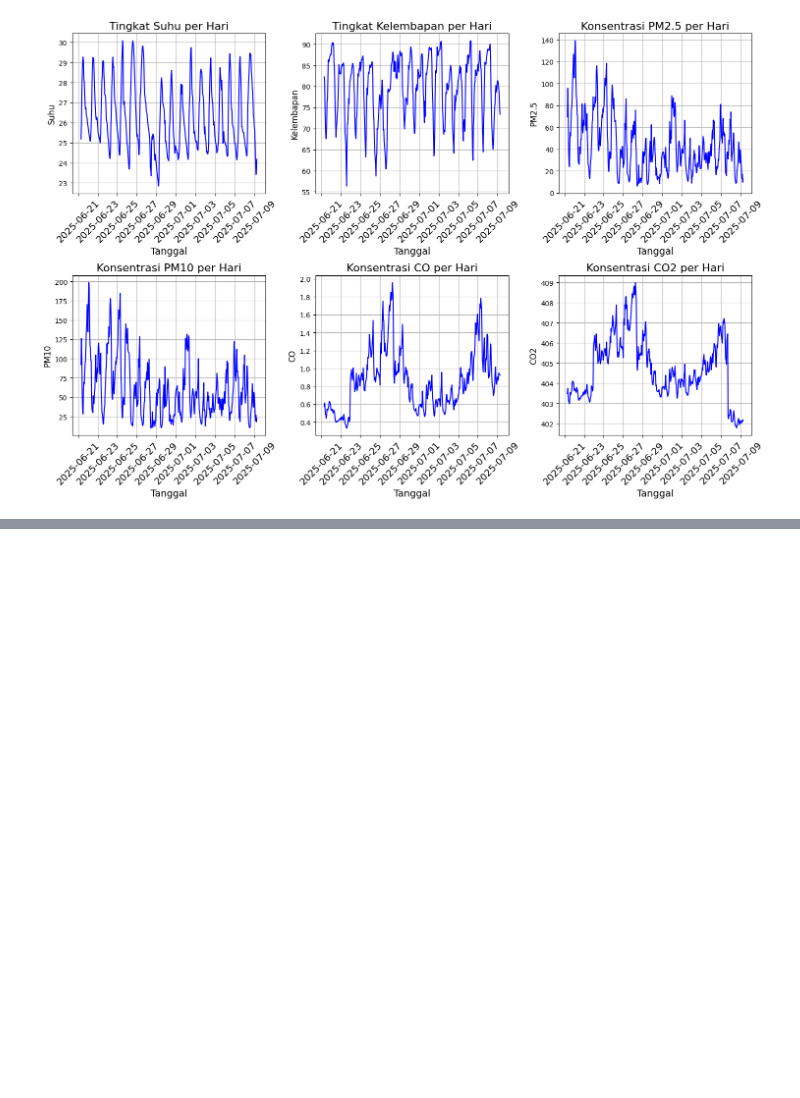
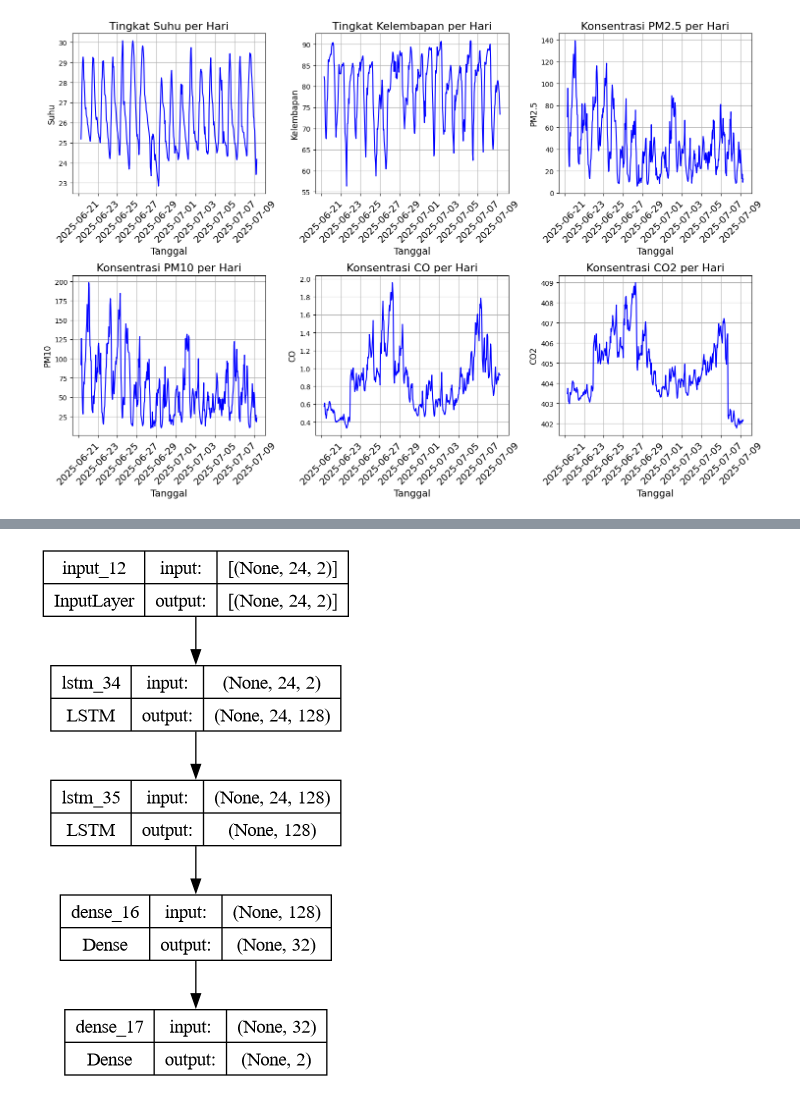
Before and after one commit to Hardtophead/Prediksi_Polusi_Udara, a Jupyter notebook: notebooks/prediksiV4.ipynb, the cells around one changed output, grey strips where cells are left out. Cells and saved outputs as stored; diff of their text form; code cells hidden in the pictures; blank space fills up the shorter version.

```diff
--- a/notebooks/prediksiV4.ipynb
+++ b/notebooks/prediksiV4.ipynb
@@ -1658,0 +574,37 @@ RMSE CO2: 0.091
+# %%
+seq_length = 24
+ahead = 1
+
+def split_input_target(batch, ahead=1):
+    X = batch[:, :-ahead, :]            # (batch, 24, 2)
+    Y = batch[:, -ahead:, :]            # (batch, 1, 2)
+    Y = tf.squeeze(Y, axis=1)           # → (batch, 2)
+    return X, Y
+
+def make_dataset(data, shuffle=True):
+    ds = tf.keras.utils.timeseries_dataset_from_array(
+        data=data,
+        targets=None,
+        sequence_length=seq_length + ahead,
+        sequence_stride=1,
+        shuffle=shuffle,
+        batch_size=32
+    )
+    return ds.map(lambda x: split_input_target(x, ahead))
+
+# Datasets
+ds_train = make_dataset(train_scaled, shuffle=True)
+ds_val   = make_dataset(val_scaled, shuffle=True)
+ds_test  = make_dataset(test_scaled, shuffle=False)
+# %%
+# === 5. Model Multi-Output ===
+model = tf.keras.Sequential([
+    tf.keras.layers.Input(shape=(seq_length, 2)),
+    tf.keras.layers.LSTM(128, return_sequences=True),
+    tf.keras.layers.LSTM(128),
+    tf.keras.layers.Dense(32, activation="relu"),
+    tf.keras.layers.Dense(2)  # output: CO dan CO₂
+])
+
+model.compile(optimizer="adam", loss="mae", metrics=["mae"])
+model.summary()
@@ -1658,0 +629,4 @@ RMSE CO2: 0.091
+# %%
+tf.keras.utils.plot_model(model, show_shapes=True)
+# %% [output]
+[figure, added]
```
Also changed, not shown: parts of 155 cells of this notebook, 8 other files.
